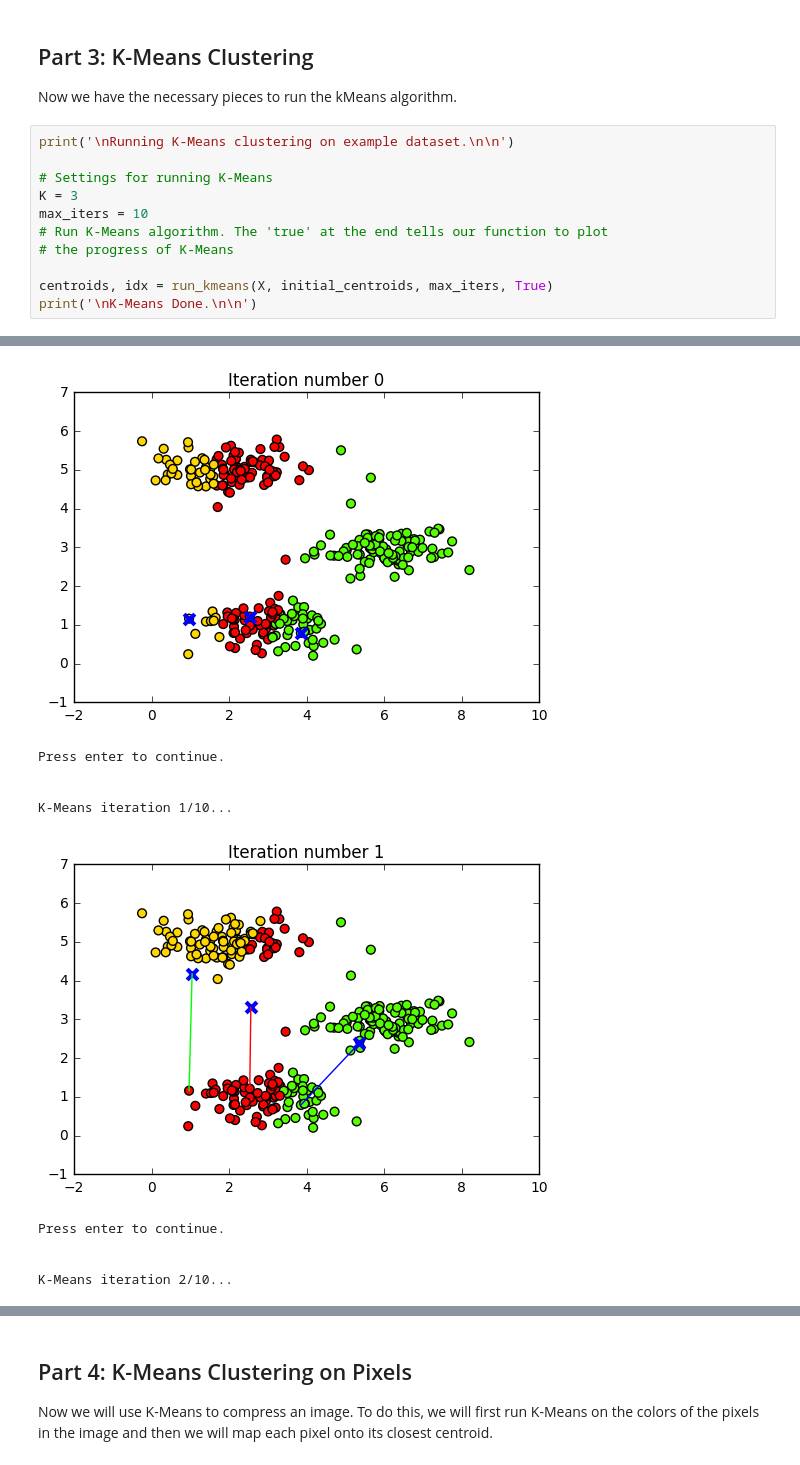
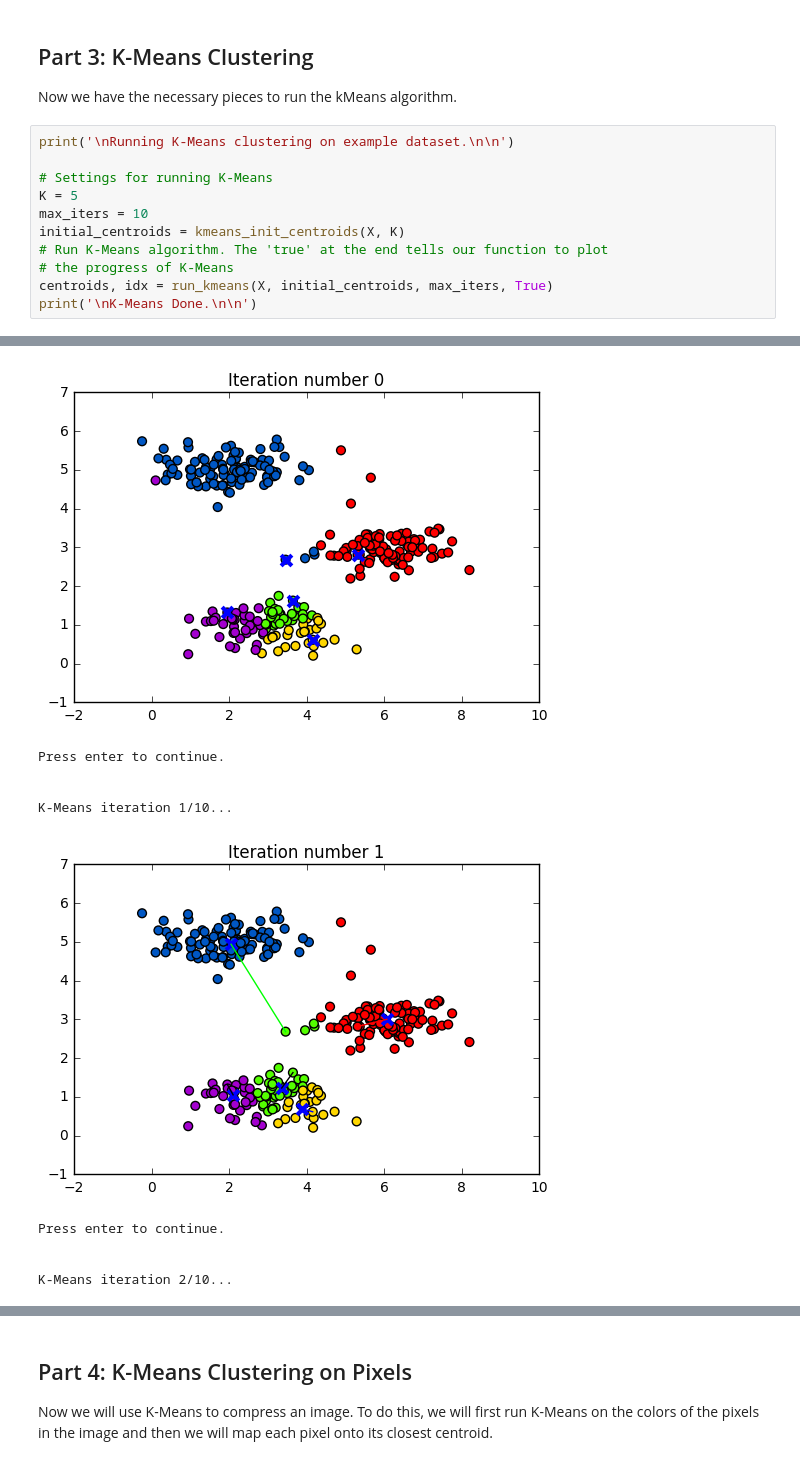
Before and after one commit to hzitoun/machine_learning_from_scratch_matlab_python, a Jupyter notebook: jupyter_notebooks/week_8/ex7.ipynb, the cells around one changed output, grey strips where cells are left out. Saved outputs shown, nothing was run; the diff lists cells and outputs as text.

```diff
--- a/jupyter_notebooks/week_8/ex7.ipynb
+++ b/jupyter_notebooks/week_8/ex7.ipynb
@@ -71,25 +69,25 @@ Centroids computed after initial finding of closest centroids:
 # %%
 print('\nRunning K-Means clustering on example dataset.\n\n')
 
 # Settings for running K-Means
-K = 3
+K = 5
 max_iters = 10
+initial_centroids = kmeans_init_centroids(X, K)
 # Run K-Means algorithm. The 'true' at the end tells our function to plot
 # the progress of K-Means
-
 centroids, idx = run_kmeans(X, initial_centroids, max_iters, True)
 print('\nK-Means Done.\n\n')
 # %% [output]
 Running K-Means clustering on example dataset.
 
 
 K-Means iteration 0/10...
-[figure, old version]
+[figure, new version]
 Press enter to continue.
 
 
 K-Means iteration 1/10...
-[figure, old version]
+[figure, new version]
 Press enter to continue.
 
 
```
Also changed, not shown: parts of 5 cells of this notebook.
